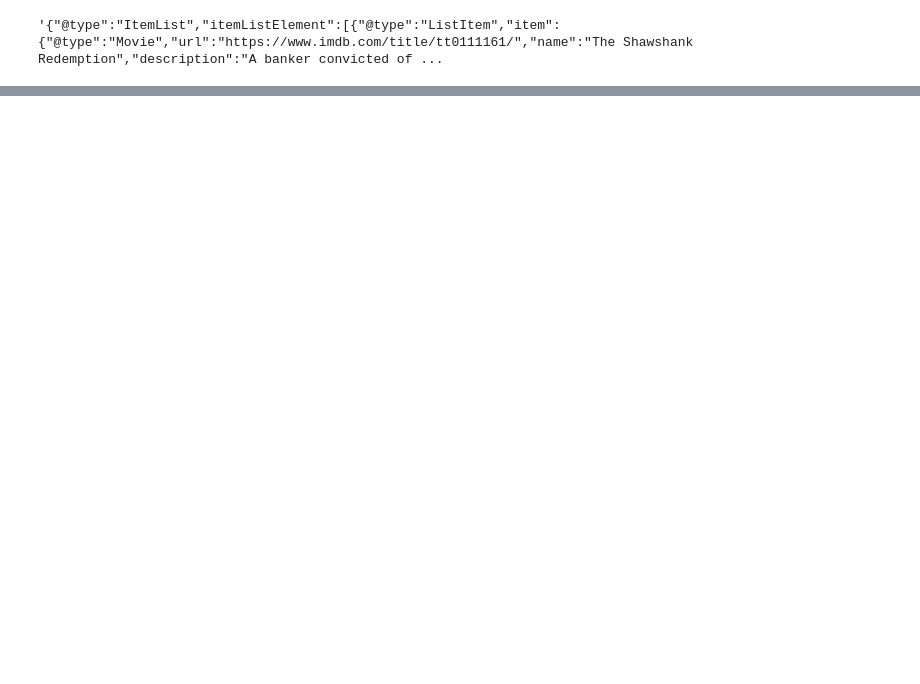
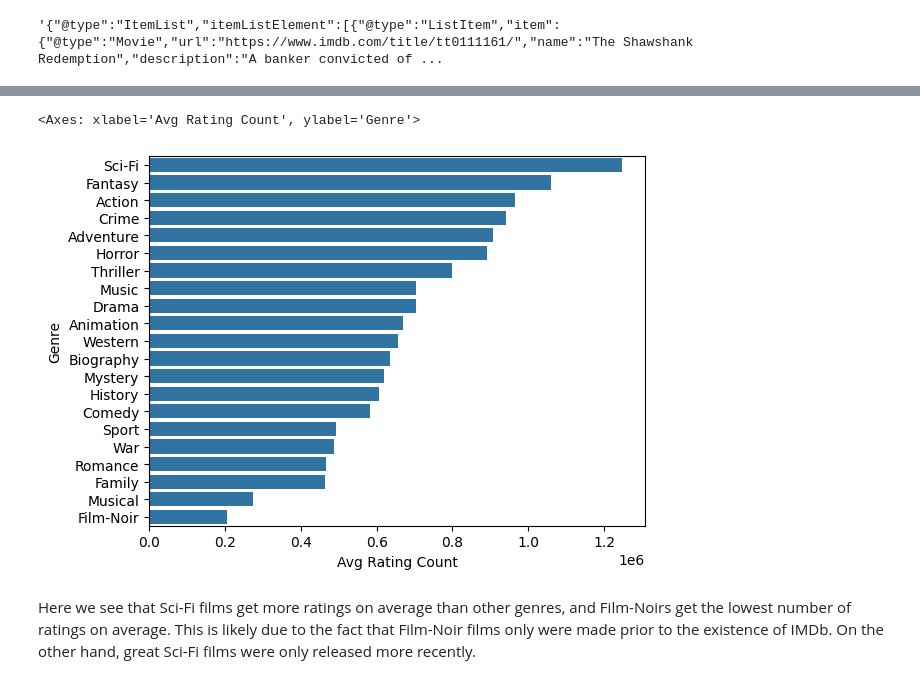
Before and after one commit to ColeFChisamore/Review-Web-Scraping, a Jupyter notebook: Review Web Scraping.ipynb, the cells around one changed output, grey strips where cells are left out. Cells and saved outputs as stored; diff of their text form; code cells hidden in the pictures; blank space fills up the shorter version.

```diff
--- a/Review Web Scraping.ipynb
+++ b/Review Web Scraping.ipynb
@@ -112,0 +128,19 @@ Text(0.5, 1.0, 'Distribution of Ratings for Top 250 Movies on IMDb')
+# %%
+ratingCount = []
+for genre in (df.columns.tolist()[6:]):
+    avgRatingCount = int(df[df[genre] == True]['Rating Count'].mean())
+    data = {
+        "Genre": genre,
+        "Avg Rating Count": avgRatingCount
+    }
+    ratingCount.append(data)
+
+rCdf = pd.DataFrame(ratingCount)
+rCdf = rCdf.sort_values('Avg Rating Count', ascending=False)
+# %%
+sns.barplot(data=rCdf, x='Avg Rating Count', y='Genre')
+# %% [output]
+<Axes: xlabel='Avg Rating Count', ylabel='Genre'>
+[figure, added]
+# %% [markdown]
+Here we see that Sci-Fi films get more ratings on average than other genres, and Film-Noirs get the lowest number of ratings on average. This is likely due to the fact that Film-Noir films only were made prior to the existence of IMDb. On the other hand, great Sci-Fi films were only released more recently.
```
Also changed, not shown: parts of 5 cells of this notebook.
